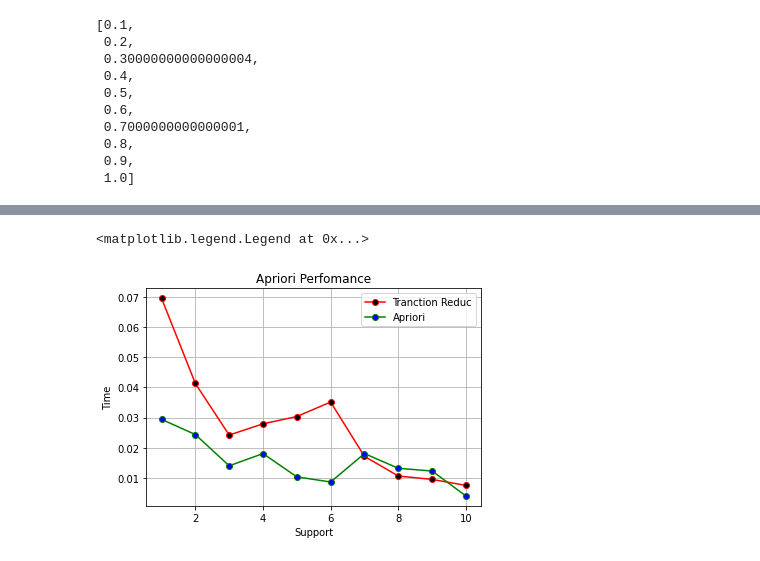
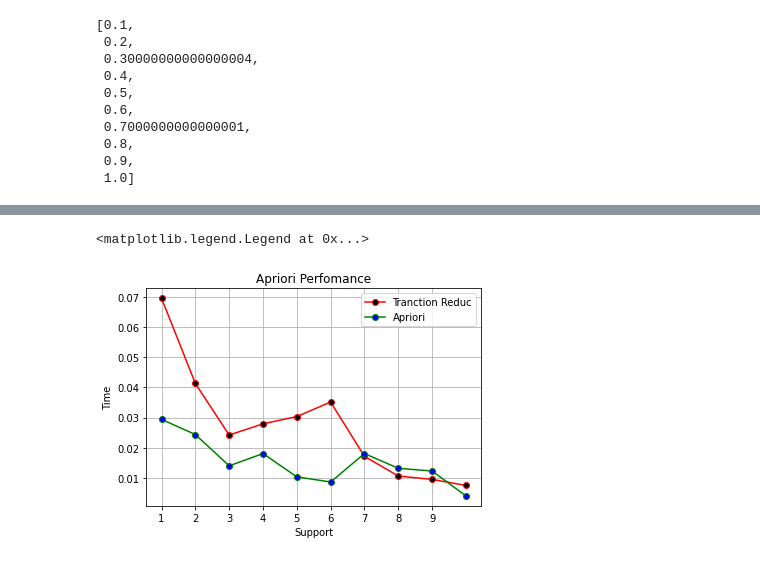
Before and after one commit to khysokhornrupp/RUPP-Apriori-, a Jupyter notebook: all_in_one_test.ipynb, the cells around one changed output, grey strips where cells are left out. Cells and saved outputs as stored; diff of their text form; code cells hidden in the pictures.

```diff
--- a/all_in_one_test.ipynb
+++ b/all_in_one_test.ipynb
@@ -870,13 +850,14 @@ array([ 0.        ,  0.1010101 ,  0.2020202 ,  0.3030303 ,  0.4040404 ,
 # %%
 plt.title("Apriori Perfomance")
 plt.ylabel("Time")
 plt.xlabel("Support")
+plt.xticks(np.arange(0, 10))
 plt.plot(tranc_reduc_support, tranction_reduc_times,
          label='Tranction Reduc', marker='o', color='red', markerfacecolor='black')
 plt.plot(normal_support * 10, result_times, color='green',
          marker='o', markerfacecolor='blue', markersize=6, label='Apriori')
 plt.grid()
 plt.legend(loc='best')
 # %% [output]
 <matplotlib.legend.Legend at 0x...>
-[figure, old version]
+[figure, new version]
```
Also changed, not shown: parts of 2 cells of this notebook.
